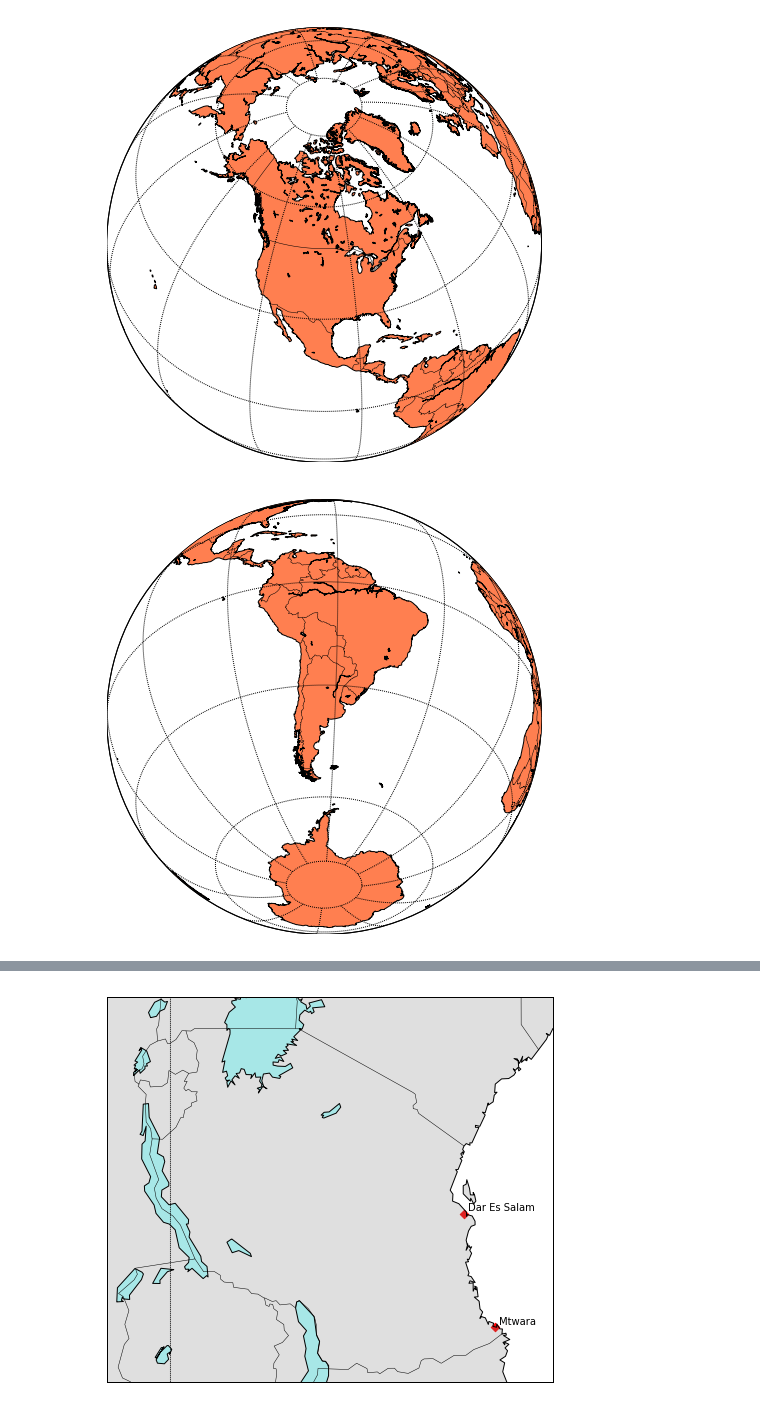
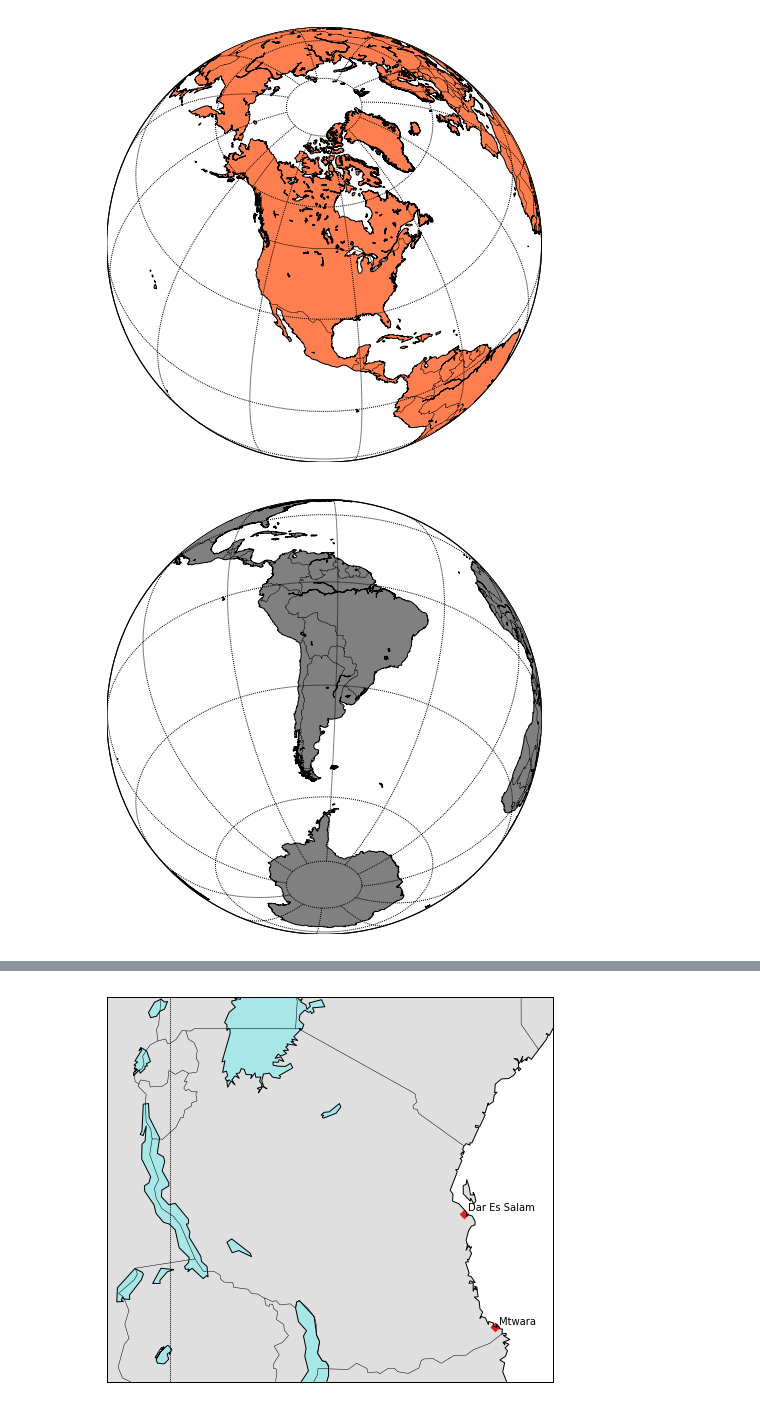
Before and after one commit to mwaugh0328/Data_Bootcamp_Fall_2017, a Jupyter notebook: data_bootcamp_1204/base_map.ipynb, the cells around one changed output, grey strips where cells are left out. Cells and saved outputs as stored; diff of their text form; code cells hidden in the pictures.

```diff
--- a/data_bootcamp_1204/base_map.ipynb
+++ b/data_bootcamp_1204/base_map.ipynb
@@ -27,27 +30,27 @@ plt.show()
 # %%
 from mpl_toolkits.basemap import Basemap
 import matplotlib.pyplot as plt
 import numpy as np
 
 # make sure the value of resolution is a lowercase L,
 #  for 'low', not a numeral 1
 
 plt.figure(figsize=(8,8))
 
 my_map = Basemap(projection='ortho', lat_0=-38.41, lon_0=-63.61,
               resolution='l', area_thresh=1000.0)
 
 my_map.drawcoastlines()
 my_map.drawcountries()
-my_map.fillcontinents(color='coral')
+my_map.fillcontinents(color='grey')
 my_map.drawmapboundary()
 
 my_map.drawmeridians(np.arange(0, 360, 30))
 my_map.drawparallels(np.arange(-90, 90, 30))
 
 plt.show()
 # %% [output]
-[figure, old version]
+[figure, new version]
 # %%
 plt.figure(figsize=(8,8))
 
```
Also changed, not shown: parts of 10 cells of this notebook, 1 other file.
